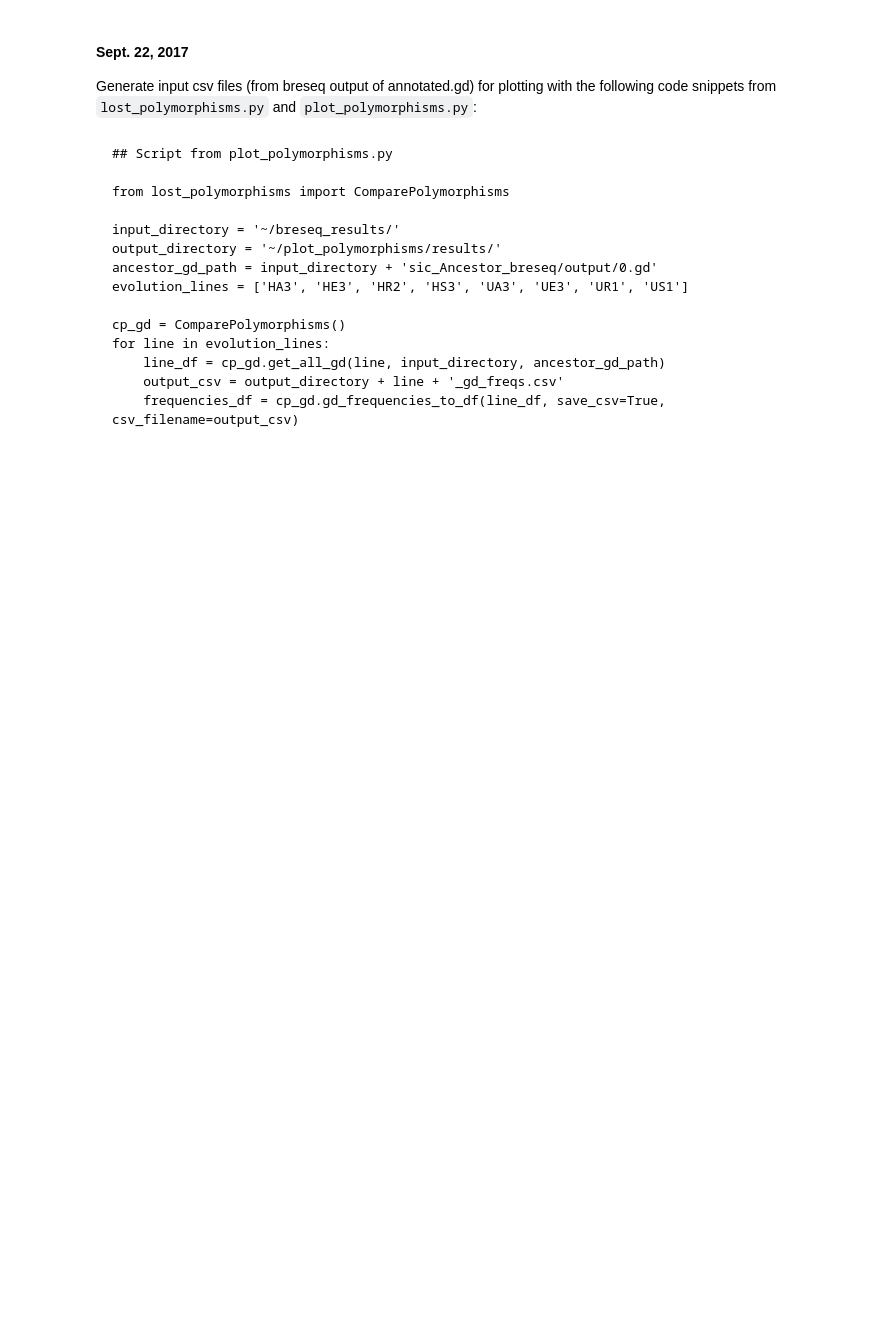
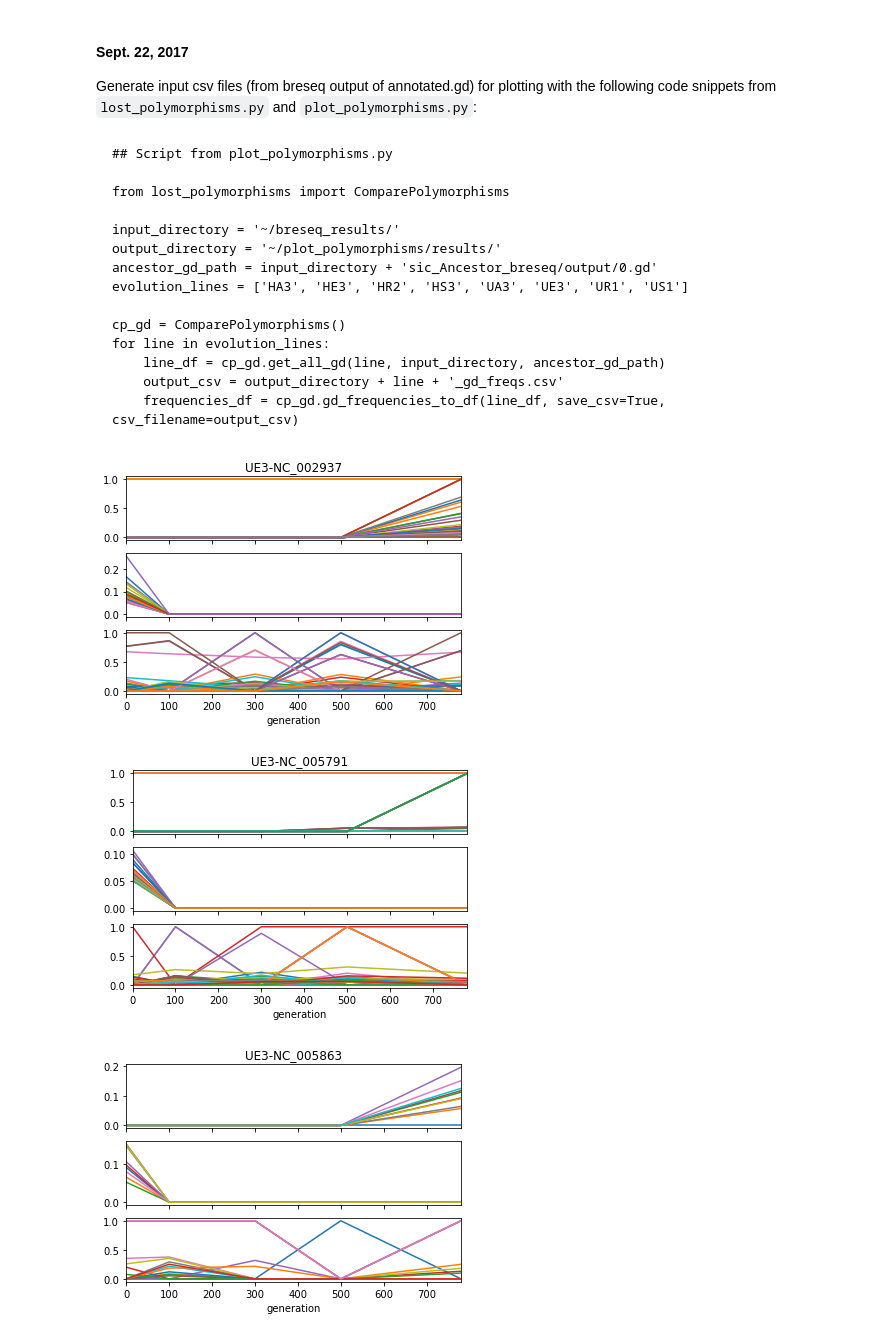
Before and after one commit to yeemey/dvh_mms2, a Jupyter notebook: notebooks/plot_polymorphisms.ipynb, the cells around one changed output. Saved outputs shown, nothing was run; the diff lists cells and outputs as text; code cells hidden in the pictures; blank space fills up the shorter version.

Commit message:
plot polymorphisms for all evo lines.

````diff
--- a/notebooks/plot_polymorphisms.ipynb
+++ b/notebooks/plot_polymorphisms.ipynb
@@ -83,3 +83,17 @@ for line in evolution_lines:
     output_csv = output_directory + line + '_gd_freqs.csv'
     frequencies_df = cp_gd.gd_frequencies_to_df(line_df, save_csv=True, csv_filename=output_csv)
 ```
+# %%
+all_csv = glob.glob('/Users/ymseah/Repositories/dataviz/data/*_gd_freqs.csv')
+df_list = []
+for csv in all_csv:
+    df = pd.read_csv(csv)
+    df_list.append(df)
+all_df = pd.concat(df_list, ignore_index=True)
+all_df['polymorphism'] = all_df['position'].astype(str).str.cat(all_df['entry_type'], sep=' ').str.cat(all_df['mutation_detail'], sep=' ')
+all_df = all_df[['line', 'genome_id', 'generation', 'polymorphism', 'polymorphism_frequency']].copy()
+all_df_pvt = all_df.pivot_table(index=['genome_id', 'line', 'generation'], columns='polymorphism', values='polymorphism_frequency')
+# %%
+dvh_df = all_df_pvt.loc['NC_002937'].dropna(axis=1, how='all')
+mm_df = all_df_pvt.loc['NC_005791'].dropna(axis=1, how='all')
+dvplasmid_df = all_df_pvt.loc['NC_005863'].dropna(axis=1, how='all')
@@ -85,0 +143,11 @@ for line in evolution_lines:
+# %%
+%matplotlib inline
+
+# plot UE3 summaries
+plot_line_summary('ue3', dvh_df, 'UE3-NC_002937')
+plot_line_summary('ue3', mm_df, 'UE3-NC_005791')
+plot_line_summary('ue3', dvplasmid_df, 'UE3-NC_005863')
+# %% [output]
+[figure, added]
+[figure, added]
+[figure, added]
````
Also changed, not shown: parts of 9 cells of this notebook, 1 other file.
